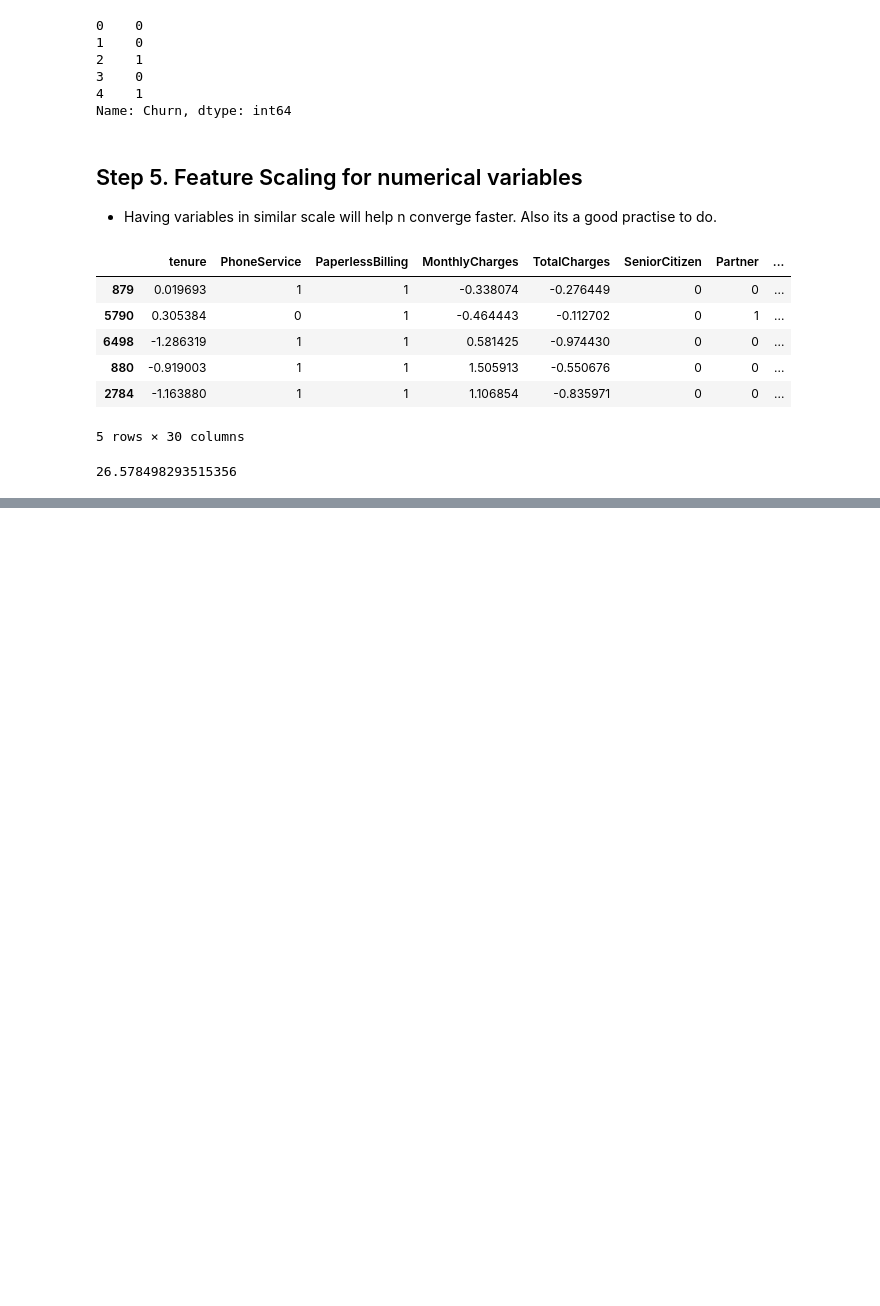
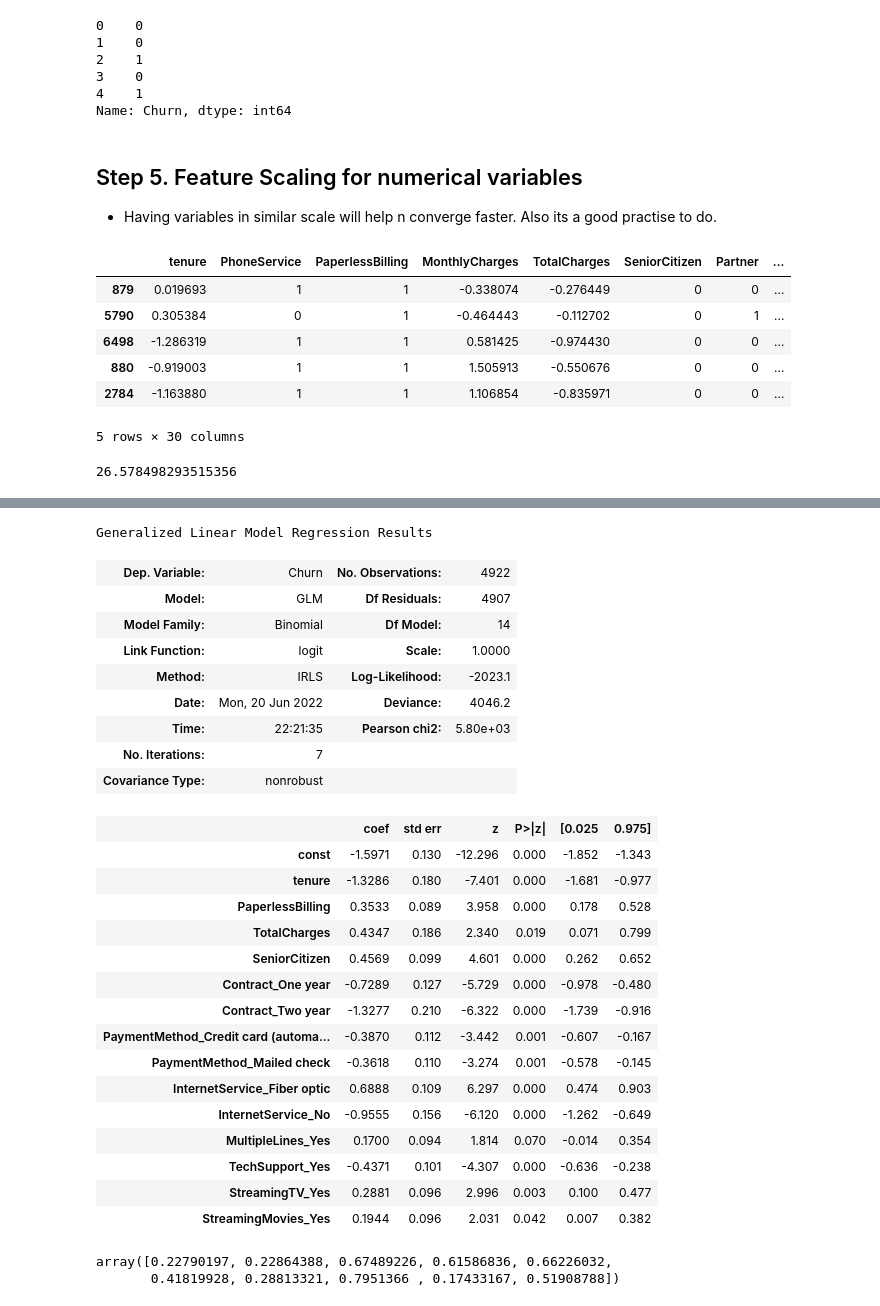
Before and after one commit to kc11381/TelecomChurn_LogisticRegressionModel, a Jupyter notebook: kc_telecom_churn.ipynb, the cells around one changed output, grey strips where cells are left out. Drawn from its saved outputs; the diff is of its cells as text; code cells hidden in the pictures; blank space fills up the shorter version.

```diff
--- a/kc_telecom_churn.ipynb
+++ b/kc_telecom_churn.ipynb
@@ -428,0 +655,3 @@ Running the first model
+# %%
+col = col.drop('MonthlyCharges', 1)
+col
@@ -428,0 +666,33 @@ Running the first model
+# %%
+# Let's re-run the model using the selected variables
+X_train_sm = sm.add_constant(X_train[col])
+logm3 = sm.GLM(y_train,X_train_sm, family = sm.families.Binomial())
+res = logm3.fit()
+res.summary()
+# %% [output]
+Generalized Linear Model Regression Results
+| Dep. Variable: | Churn | No. Observations: | 4922 |
+| Model: | GLM | Df Residuals: | 4907 |
+| Model Family: | Binomial | Df Model: | 14 |
+| Link Function: | logit | Scale: | 1.0000 |
+| Method: | IRLS | Log-Likelihood: | -2023.1 |
+| Date: | Mon, 20 Jun 2022 | Deviance: | 4046.2 |
+| Time: | 22:21:35 | Pearson chi2: | 5.80e+03 |
+| No. Iterations: | 7 |  |  |
+| Covariance Type: | nonrobust |  |  |
+|  | coef | std err | z | P>|z| | [0.025 | 0.975] |
+| const | -1.5971 | 0.130 | -12.296 | 0.000 | -1.852 | -1.343 |
+| tenure | -1.3286 | 0.180 | -7.401 | 0.000 | -1.681 | -0.977 |
+| PaperlessBilling | 0.3533 | 0.089 | 3.958 | 0.000 | 0.178 | 0.528 |
+| TotalCharges | 0.4347 | 0.186 | 2.340 | 0.019 | 0.071 | 0.799 |
+| SeniorCitizen | 0.4569 | 0.099 | 4.601 | 0.000 | 0.262 | 0.652 |
+| Contract_One year | -0.7289 | 0.127 | -5.729 | 0.000 | -0.978 | -0.480 |
+| Contract_Two year | -1.3277 | 0.210 | -6.322 | 0.000 | -1.739 | -0.916 |
+| PaymentMethod_Credit card (automa... | -0.3870 | 0.112 | -3.442 | 0.001 | -0.607 | -0.167 |
+| PaymentMethod_Mailed check | -0.3618 | 0.110 | -3.274 | 0.001 | -0.578 | -0.145 |
+| InternetService_Fiber optic | 0.6888 | 0.109 | 6.297 | 0.000 | 0.474 | 0.903 |
+| InternetService_No | -0.9555 | 0.156 | -6.120 | 0.000 | -1.262 | -0.649 |
+| MultipleLines_Yes | 0.1700 | 0.094 | 1.814 | 0.070 | -0.014 | 0.354 |
+| TechSupport_Yes | -0.4371 | 0.101 | -4.307 | 0.000 | -0.636 | -0.238 |
+| StreamingTV_Yes | 0.2881 | 0.096 | 2.996 | 0.003 | 0.100 | 0.477 |
+| StreamingMovies_Yes | 0.1944 | 0.096 | 2.031 | 0.042 | 0.007 | 0.382 |
@@ -428,0 +701,5 @@ Running the first model
+# %%
+y_train_pred[:10]
+# %% [output]
+array([0.22790197, 0.22864388, 0.67489226, 0.61586836, 0.66226032,
+       0.41819928, 0.28813321, 0.7951366 , 0.17433167, 0.51908788])
```
Also changed, not shown: parts of 74 cells of this notebook.
